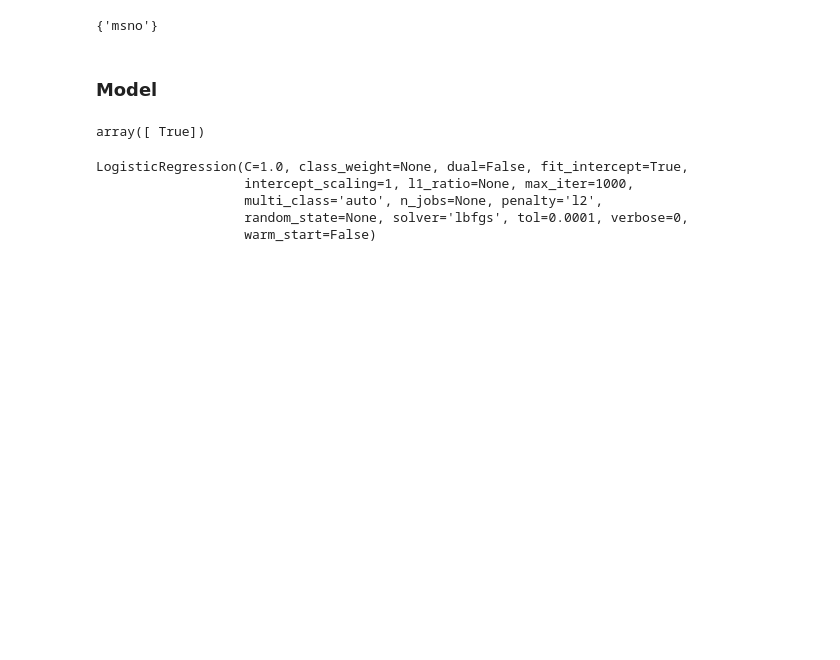
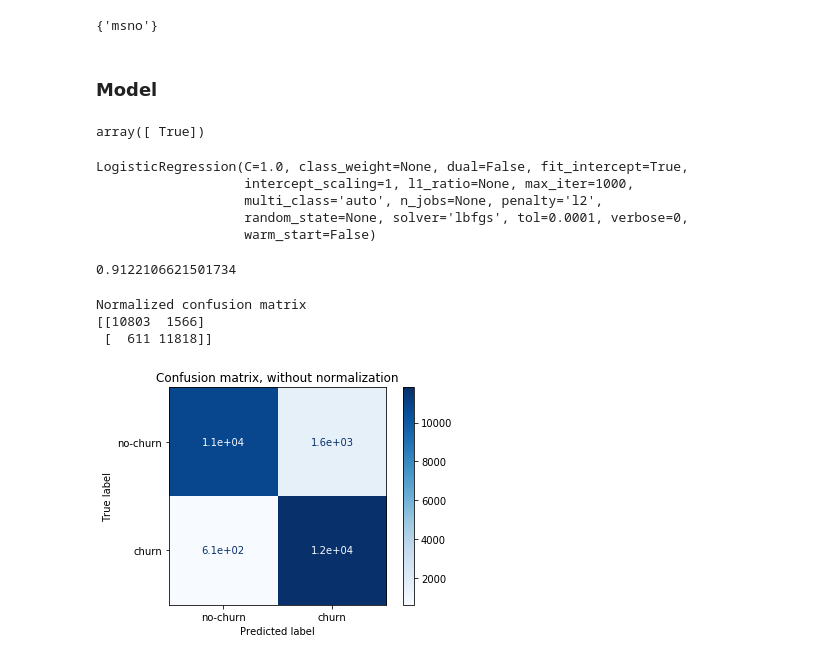
Before and after one commit to adamribaudo/ds5500-capstone, a Jupyter notebook: Logistic Regression/Merge_Pipeline.ipynb, the cells around one changed output. Saved outputs shown, nothing was run; the diff lists cells and outputs as text; code cells hidden in the pictures; blank space fills up the shorter version.

```diff
--- a/Logistic Regression/Merge_Pipeline.ipynb
+++ b/Logistic Regression/Merge_Pipeline.ipynb
@@ -156,0 +188,20 @@ LogisticRegression(C=1.0, class_weight=None, dual=False, fit_intercept=True,
+# %%
+accuracy_score(y,y_pred)
+# %% [output]
+0.9122106621501734
+# %%
+class_names=["no-churn","churn"]
+# %%
+disp = plot_confusion_matrix(log, x_prepared, y,
+                                 display_labels=class_names,
+                                 cmap=plt.cm.Blues)
+disp.ax_.set_title("Confusion matrix, without normalization")
+
+print(title)
+print(disp.confusion_matrix)
+plt.show()
+# %% [output]
+Normalized confusion matrix
+[[10803  1566]
+ [  611 11818]]
+[figure, added]
```
Also changed, not shown: parts of 16 cells of this notebook.
